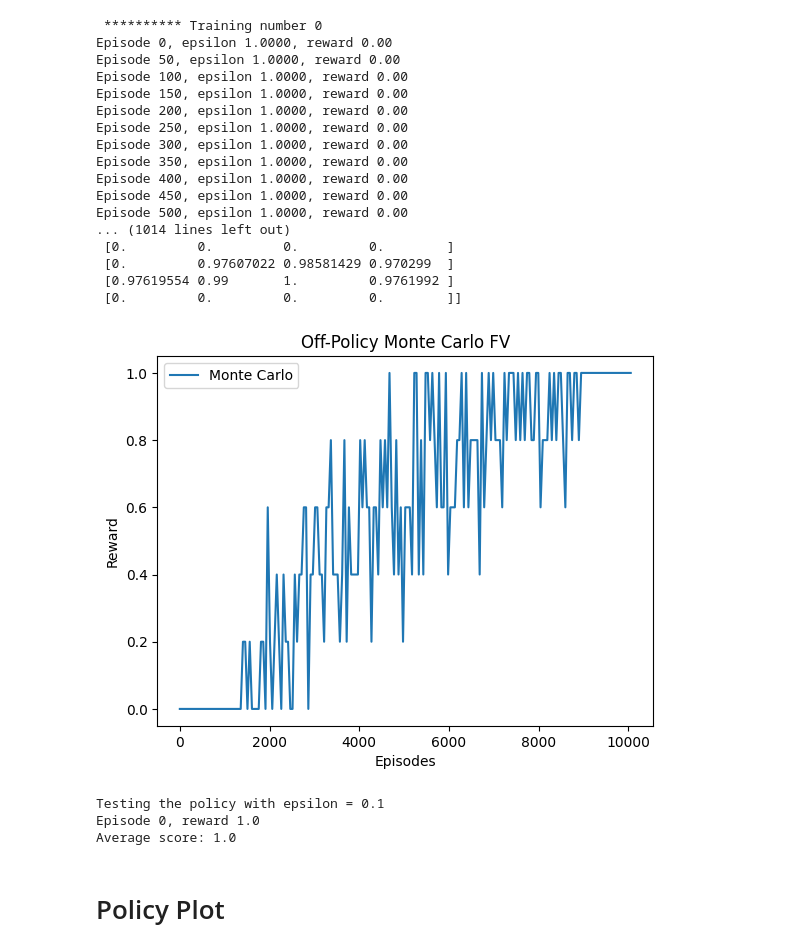
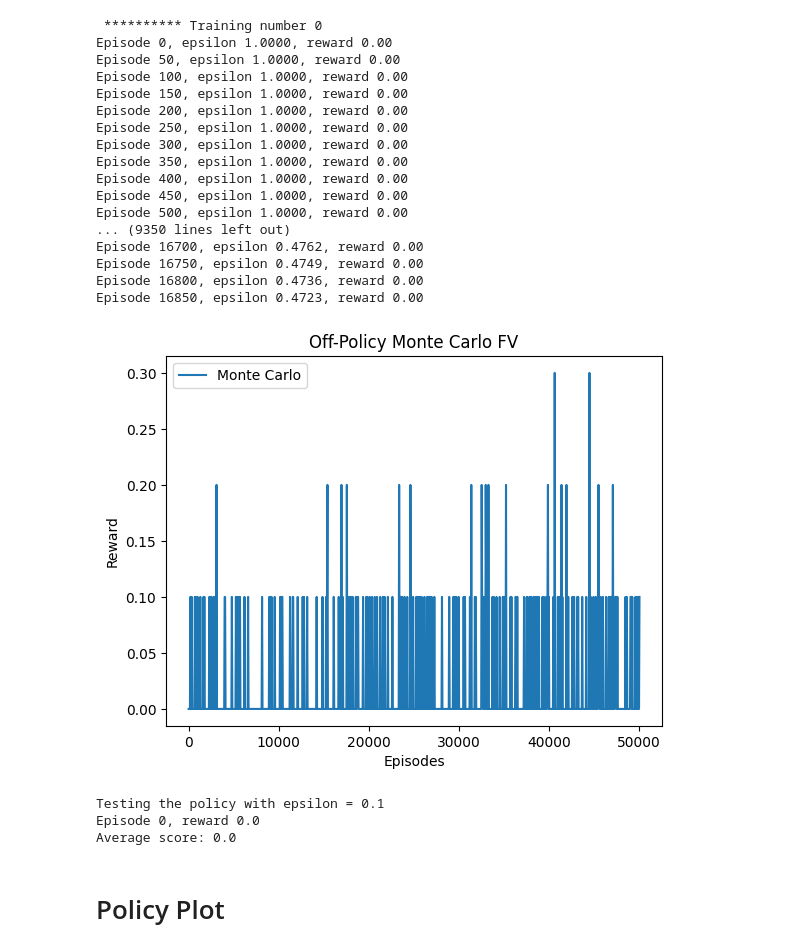
Before and after one commit to caterinabruchi9/SEAI_Project, a Jupyter notebook: Buoni/Tabular/MC_OFF_TAB.ipynb, the cells around one changed output. Saved outputs shown, nothing was run; the diff lists cells and outputs as text; code cells hidden in the pictures.

```diff
--- a/Buoni/Tabular/MC_OFF_TAB.ipynb
+++ b/Buoni/Tabular/MC_OFF_TAB.ipynb
@@ -1,11 +1,12 @@
 # %%
 import numpy as np
-import gym
+import gymnasium as gym
 import matplotlib.pyplot as plt
 
 # Create the environment
 def create_env():
-    return gym.make('FrozenLake-v1', is_slippery=False)  # or True, depending on your use case
+    return gym.make('FrozenLake-v1', is_slippery=True)  # or True, depending on your use case
+    # return gym.make('FrozenLake-v1', is_slippery=False)  # or True, depending on your use case
 
 # Initialize Q-table
 def initialize_q_table(env):
@@ -164,8 +165,8 @@ def test_policy_epsilon(env, q_table, num_episodes=10, epsilon=0.1):
 # %%
 # Main code
 if __name__ == "__main__":
-    n_times = 5
-    total_train_episodes = 10000
+    n_times = 10 #10 is is slippery true
+    total_train_episodes = 50000 #50000 if is slippery true
     gamma = 0.99
     max_epsilon = 1.0
     min_epsilon = 0.01
@@ -181,18 +182,24 @@ if __name__ == "__main__":
         MC_tables.append(q_table)
         MC_rewards.append(rewards)
 
+
     MC_mean = np.mean(np.array(MC_rewards), axis=0)
     MC_mean_tables = np.mean(np.array(MC_tables), axis=0)
-    np.save('OFF/imgs/FV_MC_mean.npy', MC_mean)
-    np.save('OFF/models/FV_MC_tables.npy', MC_mean_tables)
+    # np.save('OFF/imgs/FV_MC_mean.npy', MC_mean)
+    # np.save('OFF/models/FV_MC_tables.npy', MC_mean_tables)
+    np.save('OFF/imgs/FV_MC_IS_mean.npy', MC_mean)
+    np.save('OFF/models/FV_MC_IS_tables.npy', MC_mean_tables)
     print("Mean rewards: ", MC_mean_tables)
 
-    plot_rewards(MC_mean, "Off-Policy Monte Carlo FV", "OFF/imgs/FV_MC_mean.png")
+    #plot_rewards(MC_mean, "Off-Policy Monte Carlo FV", "OFF/imgs/FV_MC_mean.png")
+    plot_rewards(MC_mean, "Off-Policy Monte Carlo FV", "OFF/imgs/FV_MC_IS_mean.png")
 
     # Load Q-tables and test
-    q_table = np.load('OFF/models/FV_MC_tables.npy', allow_pickle=True)
+    #q_table = np.load('OFF/models/FV_MC_tables.npy', allow_pickle=True)
+    q_table = np.load('OFF/models/FV_MC_IS_tables.npy', allow_pickle=True)
 
-    env = gym.make('FrozenLake-v1', is_slippery=False, render_mode="human")
+    #env = gym.make('FrozenLake-v1', is_slippery=False, render_mode="human")
+    env = gym.make('FrozenLake-v1', is_slippery=True, render_mode="human")
 
     test_policy_epsilon(env, q_table, num_episodes=1, epsilon=0.1)
 
@@ -222,8 +229,10 @@ Average score: 0.0
 # %%
 # Main code
 if __name__ == "__main__":
-    n_times = 5
-    total_train_episodes = 10000
+    # Caso is slippery=True -> 10, 5 a false
+    n_times = 10
+    # Caso is slippery=True -> 50000, 10000 a false
+    total_train_episodes = 50000
     gamma = 0.99
     max_epsilon = 1.0
     min_epsilon = 0.01
@@ -236,47 +245,51 @@ if __name__ == "__main__":
     for number in range(n_times):
         print(f"\n ********** Training number {number}")
         q_table, rewards = every_visit_monte_carlo(env, total_train_episodes, gamma, max_epsilon, min_epsilon)
         MC_tables.append(q_table)
         MC_rewards.append(rewards)
 
     MC_mean = np.mean(np.array(MC_rewards), axis=0)
     MC_mean_tables = np.mean(np.array(MC_tables), axis=0)
-    np.save('OFF/imgs/EV_MC_mean.npy', MC_mean)
-    np.save('OFF/models/EV_MC_tables.npy', MC_mean_tables)
+    #np.save('OFF/imgs/EV_MC_mean.npy', MC_mean)
+    #np.save('OFF/models/EV_MC_tables.npy', MC_mean_tables)
+    np.save('OFF/imgs/EV_MC_IS_mean.npy', MC_mean)
+    np.save('OFF/models/EV_MC_IS_tables.npy', MC_mean_tables)
     print("Mean rewards: ", MC_mean_tables)
 
-    plot_rewards(MC_mean, "Off-Policy Monte Carlo FV", "OFF/imgs/EV_MC_mean.png")
+    #plot_rewards(MC_mean, "Off-Policy Monte Carlo FV", "OFF/imgs/EV_MC_mean.png")
+    plot_rewards(MC_mean, "Off-Policy Monte Carlo FV", "OFF/imgs/EV_MC_IS_mean.png")
 
     # Load Q-tables and test
-    q_table = np.load('OFF/models/EV_MC_tables.npy', allow_pickle=True)
+    q_table = np.load('OFF/models/EV_MC_IS_tables.npy', allow_pickle=True)
 
-    env = gym.make('FrozenLake-v1', is_slippery=False, render_mode="human")
+    #env = gym.make('FrozenLake-v1', is_slippery=False, render_mode="human")
+    env = gym.make('FrozenLake-v1', is_slippery=True, render_mode="human")
 
     test_policy_epsilon(env, q_table, num_episodes=1, epsilon=0.1)
 
     env.close()
 # %% [output]
  ********** Training number 0
 Episode 0, epsilon 1.0000, reward 0.00
 Episode 50, epsilon 1.0000, reward 0.00
 Episode 100, epsilon 1.0000, reward 0.00
 Episode 150, epsilon 1.0000, reward 0.00
 Episode 200, epsilon 1.0000, reward 0.00
 Episode 250, epsilon 1.0000, reward 0.00
 Episode 300, epsilon 1.0000, reward 0.00
 Episode 350, epsilon 1.0000, reward 0.00
 Episode 400, epsilon 1.0000, reward 0.00
 Episode 450, epsilon 1.0000, reward 0.00
 Episode 500, epsilon 1.0000, reward 0.00
-... (1014 lines left out)
- [0.         0.         0.         0.        ]
- [0.         0.97607022 0.98581429 0.970299  ]
- [0.97619554 0.99       1.         0.9761992 ]
- [0.         0.         0.         0.        ]]
+... (9350 lines left out)
+Episode 16700, epsilon 0.4762, reward 0.00
+Episode 16750, epsilon 0.4749, reward 0.00
+Episode 16800, epsilon 0.4736, reward 0.00
+Episode 16850, epsilon 0.4723, reward 0.00
-[figure, old version]
+[figure, new version]
 Testing the policy with epsilon = 0.1
-Episode 0, reward 1.0
-Average score: 1.0
+Episode 0, reward 0.0
+Average score: 0.0
 # %% [markdown]
 # Policy Plot
 # %%
```
Also changed, not shown: parts of 2 cells of this notebook.
